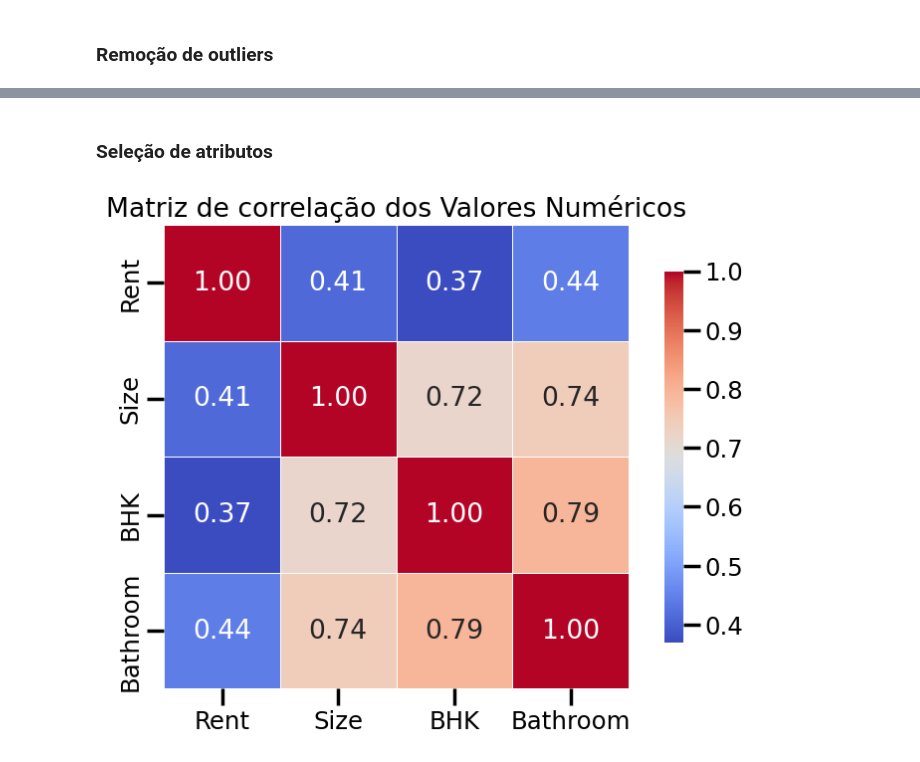
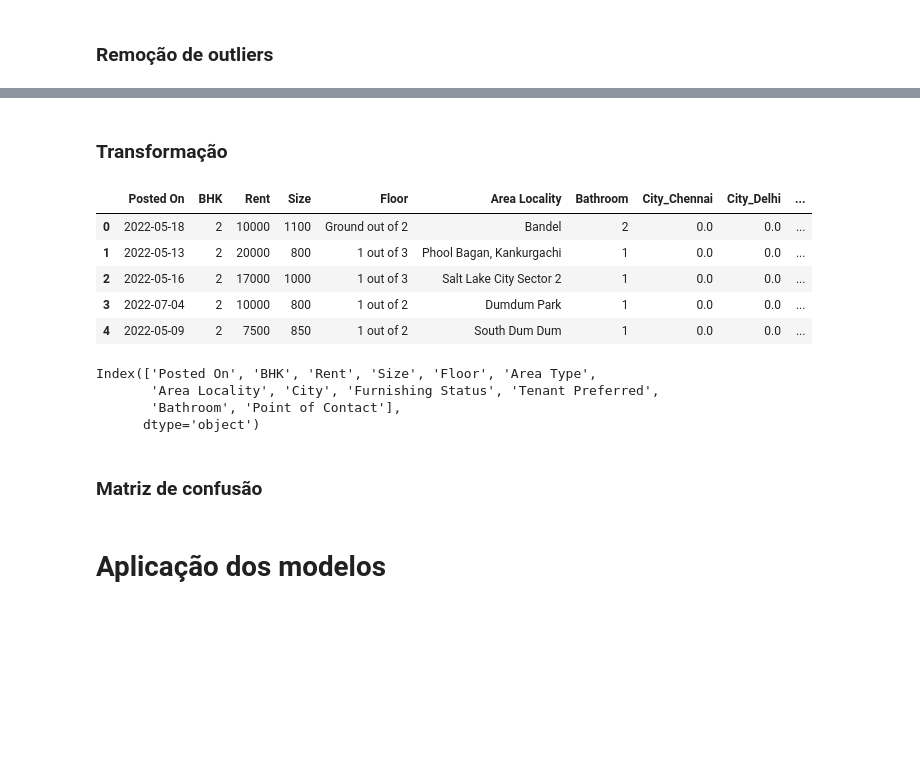
Before and after one commit to Merus23/Trabalho-de-minerao-de-dados, a Jupyter notebook: main.ipynb, the cells around one changed output, grey strips where cells are left out. Saved outputs shown, nothing was run; the diff lists cells and outputs as text; code cells hidden in the pictures; blank space fills up the shorter version.

```diff
--- a/main.ipynb
+++ b/main.ipynb
@@ -251,9 +317,51 @@ for col in colunas_para_verificar:
+# %% [markdown]
+### Transformação
+# %%
+colunas_categoricas = ['City', 'Furnishing Status', 'Tenant Preferred', 'Point of Contact', 'Area Type']
+
+from sklearn.preprocessing import OneHotEncoder
+
+ohe = OneHotEncoder(drop='first')
+
+encoded_features = pd.DataFrame(
+    ohe.fit_transform(dataset[colunas_categoricas]).toarray(),
+    columns=ohe.get_feature_names_out(colunas_categoricas),
+    index=dataset.index
+)
+
+dataset_transformado = pd.concat([dataset, encoded_features], axis=1)
+
+dataset_transformado.drop(columns=colunas_categoricas, inplace=True)
+dataset_transformado.head()
+# %% [output]
+|  | Posted On | BHK | Rent | Size | Floor | Area Locality | Bathroom | City_Chennai | City_Delhi | ... |
+| 0 | 2022-05-18 | 2 | 10000 | 1100 | Ground out of 2 | Bandel | 2 | 0.0 | 0.0 | ... |
+| 1 | 2022-05-13 | 2 | 20000 | 800 | 1 out of 3 | Phool Bagan, Kankurgachi | 1 | 0.0 | 0.0 | ... |
+| 2 | 2022-05-16 | 2 | 17000 | 1000 | 1 out of 3 | Salt Lake City Sector 2 | 1 | 0.0 | 0.0 | ... |
+| 3 | 2022-07-04 | 2 | 10000 | 800 | 1 out of 2 | Dumdum Park | 1 | 0.0 | 0.0 | ... |
+| 4 | 2022-05-09 | 2 | 7500 | 850 | 1 out of 2 | South Dum Dum | 1 | 0.0 | 0.0 | ... |
+# %%
+dataset.columns
+# %% [output]
+Index(['Posted On', 'BHK', 'Rent', 'Size', 'Floor', 'Area Type',
+       'Area Locality', 'City', 'Furnishing Status', 'Tenant Preferred',
+       'Bathroom', 'Point of Contact'],
+      dtype='object')
 # %% [markdown]
-### Seleção de atributos
+### Matriz de confusão
 # %%
-plt.figure(figsize=(8, 6))
+plt.figure(figsize=(100, 75))
+
+numeric_cols = dataset_transformado.select_dtypes(include=['float64', 'int64']).columns
+
+dataset_int = dataset_transformado.copy()
+for col in numeric_cols:
+    dataset_int[col] = dataset_int[col].astype(int)
+
+corr_matrix = dataset_int[numeric_cols].corr()
+
 sns.heatmap(
-    dataset[['Rent', 'Size', 'BHK', 'Bathroom']].corr(),
+    corr_matrix,
     annot=True,
     cmap='coolwarm',
     fmt=".2f",
@@ -261,8 +369,11 @@ sns.heatmap(
     linewidths=0.5,
     cbar_kws={"shrink": 0.8}
 )
-plt.title("Matriz de correlação dos Valores Numéricos")
+plt.title("Matriz de correlação", fontsize=100, pad=20)
+plt.xticks(rotation=45, ha='right', fontsize=60)
+plt.yticks(fontsize=60)
+
 plt.tight_layout()
 plt.show()
-# %% [output]
-[figure, removed]
+# %% [markdown]
+# Aplicação dos modelos
```
Also changed, not shown: parts of 14 cells of this notebook, 4 other files.
